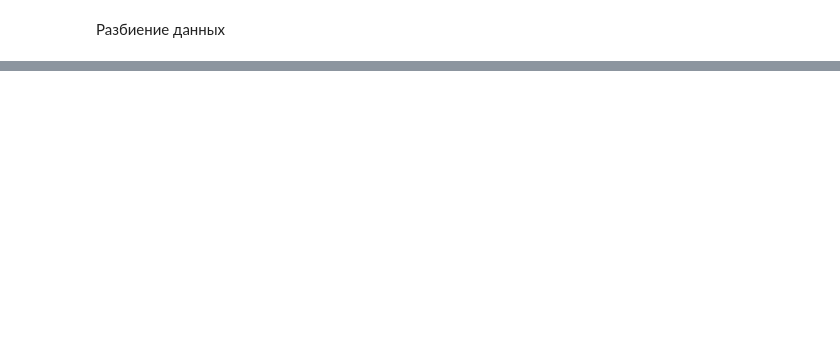
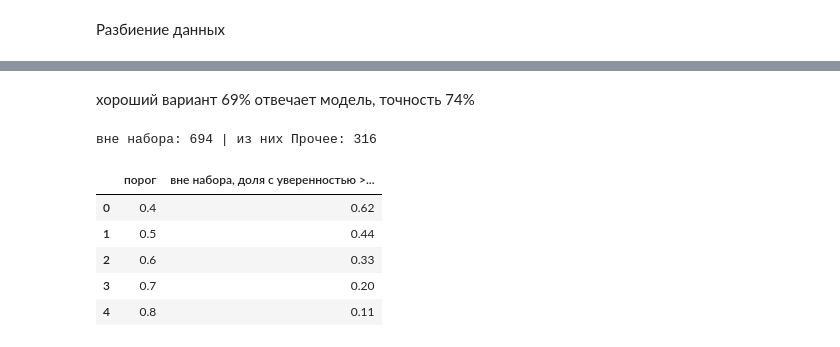
Before and after one commit to Artemka19777/PostCode, a Jupyter notebook: project.ipynb, the cells around one changed output, grey strips where cells are left out. Cells and saved outputs as stored; diff of their text form; code cells hidden in the pictures; blank space fills up the shorter version.

```diff
--- a/project.ipynb
+++ b/project.ipynb
@@ -549,0 +623,7 @@ cv = StratifiedKFold(n_splits=5)
+# %%
+for C in [1, 3, 10, 30]:
+    model.set_params(clf__C=C)
+    pred = cross_val_predict(model, X_train, y_train, cv=cv)
+    print('C =', C,
+          '| macro-F1 =', round(f1_score(y_train, pred, average='macro'), 3),
+          '| accuracy =', round(accuracy_score(y_train, pred), 3))
@@ -549,0 +773,29 @@ cv = StratifiedKFold(n_splits=5)
+# %% [markdown]
+хороший вариант 69% отвечает модель, точность 74%
+# %%
+# 1. обращения вне 15 видов, с той же очисткой текста
+other = df[~df['Вид запроса'].isin(top15.index)].dropna(subset=['Описание 2']).copy()
+other['text'] = other['Описание 2'].map(clean2)
+other[cat_cols] = other[cat_cols].fillna('Не указан')
+print('вне набора:', len(other), '| из них Прочее:', (other['Вид запроса'] == 'Прочее').sum())
+
+# 2. обучаем модель на train и считаем уверенность на этих обращениях
+model.fit(X_train, y_train)
+conf_other = model.predict_proba(other[features]).max(axis=1)
+
+# 3. какая доля получила уверенность выше порога
+rows = []
+for t in [0.4, 0.5, 0.6, 0.7, 0.8]:
+    rows.append({
+        'порог': t,
+        'вне набора, доля с уверенностью >= порога': round((conf_other >= t).mean(), 2),
+    })
+pd.DataFrame(rows)
+# %% [output]
+вне набора: 694 | из них Прочее: 316
+|  | порог | вне набора, доля с уверенностью >... |
+| 0 | 0.4 | 0.62 |
+| 1 | 0.5 | 0.44 |
+| 2 | 0.6 | 0.33 |
+| 3 | 0.7 | 0.20 |
+| 4 | 0.8 | 0.11 |
```
Also changed, not shown: parts of 24 cells of this notebook, 9 other files.
